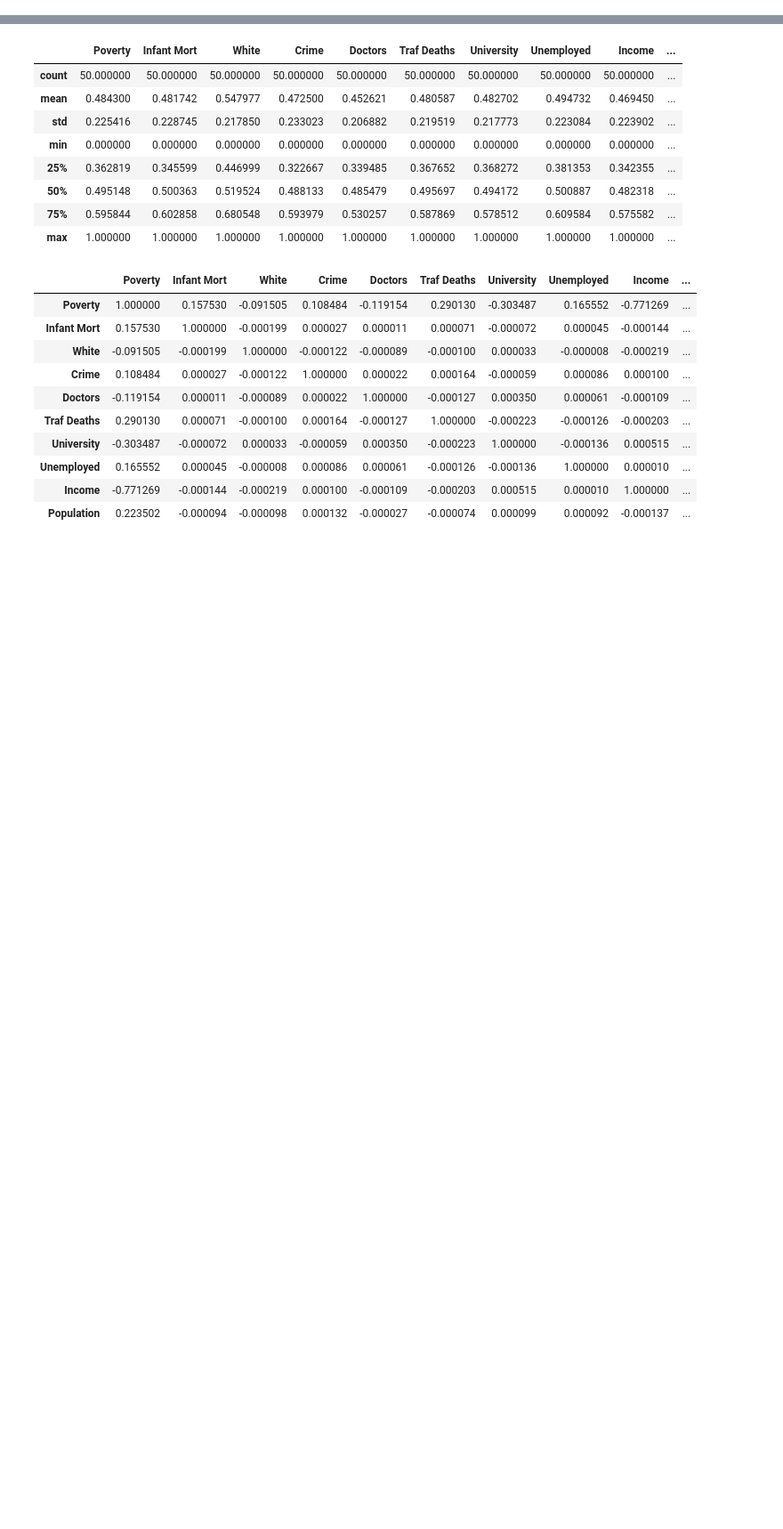
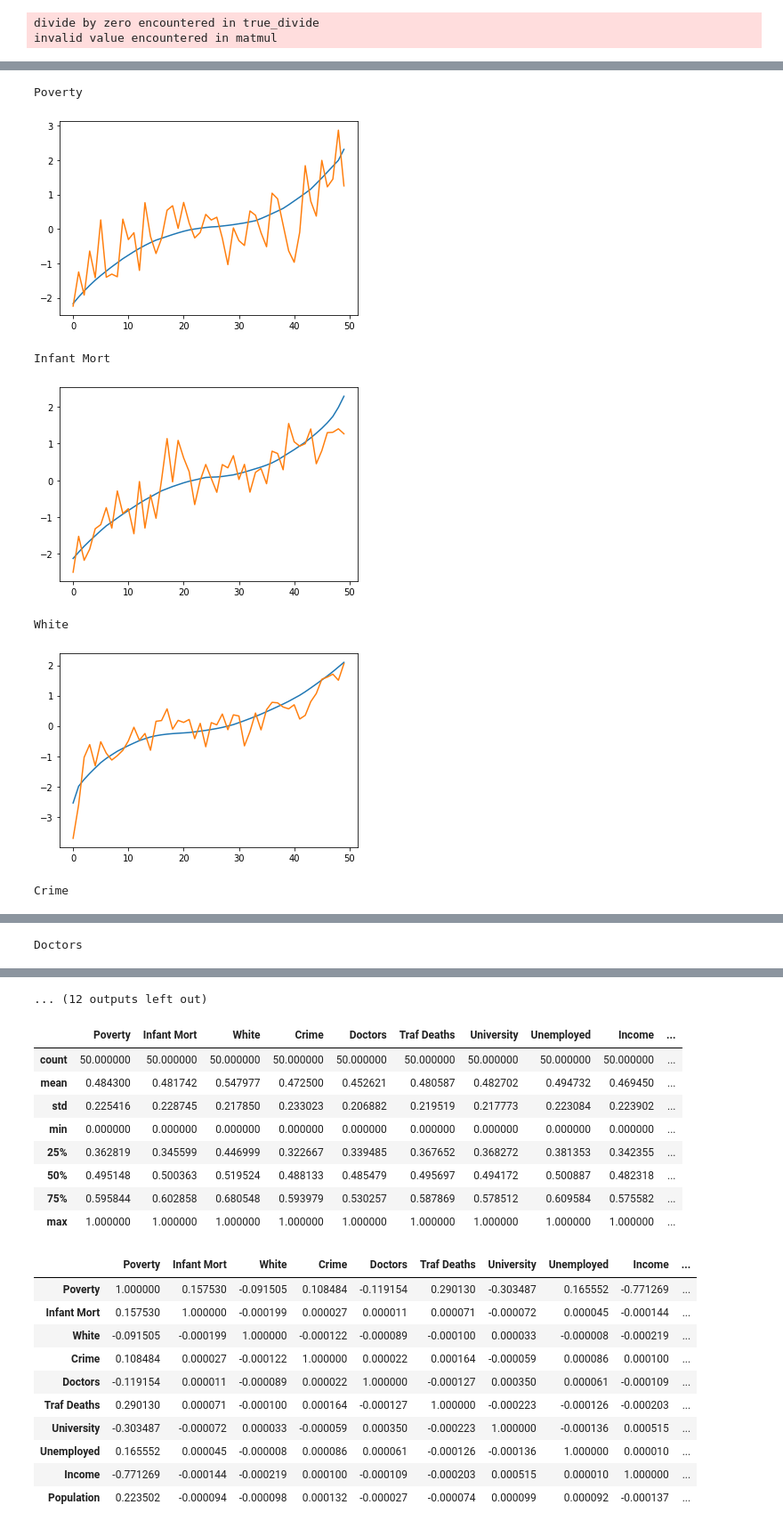
Before and after one commit to thistleknot/python-ml, a Jupyter notebook: code/ipywidgets.ipynb, the cells around one changed output, grey strips where cells are left out. Shown at 89% size. Cells and saved outputs as stored; diff of their text form; code cells hidden in the pictures; blank space fills up the shorter version.

```diff
--- a/code/ipywidgets.ipynb
+++ b/code/ipywidgets.ipynb
@@ -172,0 +168,18 @@ df = sm.add_constant(dataFrame)[[*dataFrame.columns,'const']]
+# %%
+df_scale = x = StandardScaler().fit_transform(df)
+
+scaled = pd.DataFrame(df_scale,columns=df.columns).set_index(df.index)
+
+display(pd.DataFrame(whiten(np.array(scaled)),columns=df.columns).pcorr())
+for d in df.columns:
+    print(d)
+    #scaled
+    values = scaled.sort_values(kind="quicksort", by= d, ascending=True)
+
+    plt.plot(pd.DataFrame((np.array(values)),columns=df.columns)[d])
+    #zca
+    plt.plot(pd.DataFrame(whiten(np.array(values)),columns=df.columns)[d])
+    plt.show()
+# %% [output]
+divide by zero encountered in true_divide
+invalid value encountered in matmul
@@ -172,0 +198,7 @@ df = sm.add_constant(dataFrame)[[*dataFrame.columns,'const']]
+Poverty
+[figure, added]
+Infant Mort
+[figure, added]
+White
+[figure, added]
+Crime
@@ -172,0 +206 @@ df = sm.add_constant(dataFrame)[[*dataFrame.columns,'const']]
+Doctors
@@ -173,3 +208,4 @@ df = sm.add_constant(dataFrame)[[*dataFrame.columns,'const']]
+... (12 outputs left out)
 # %%
 us_state_to_abbrev = {
     "Alabama": "AL",
```
Also changed, not shown: parts of 6 cells of this notebook.
